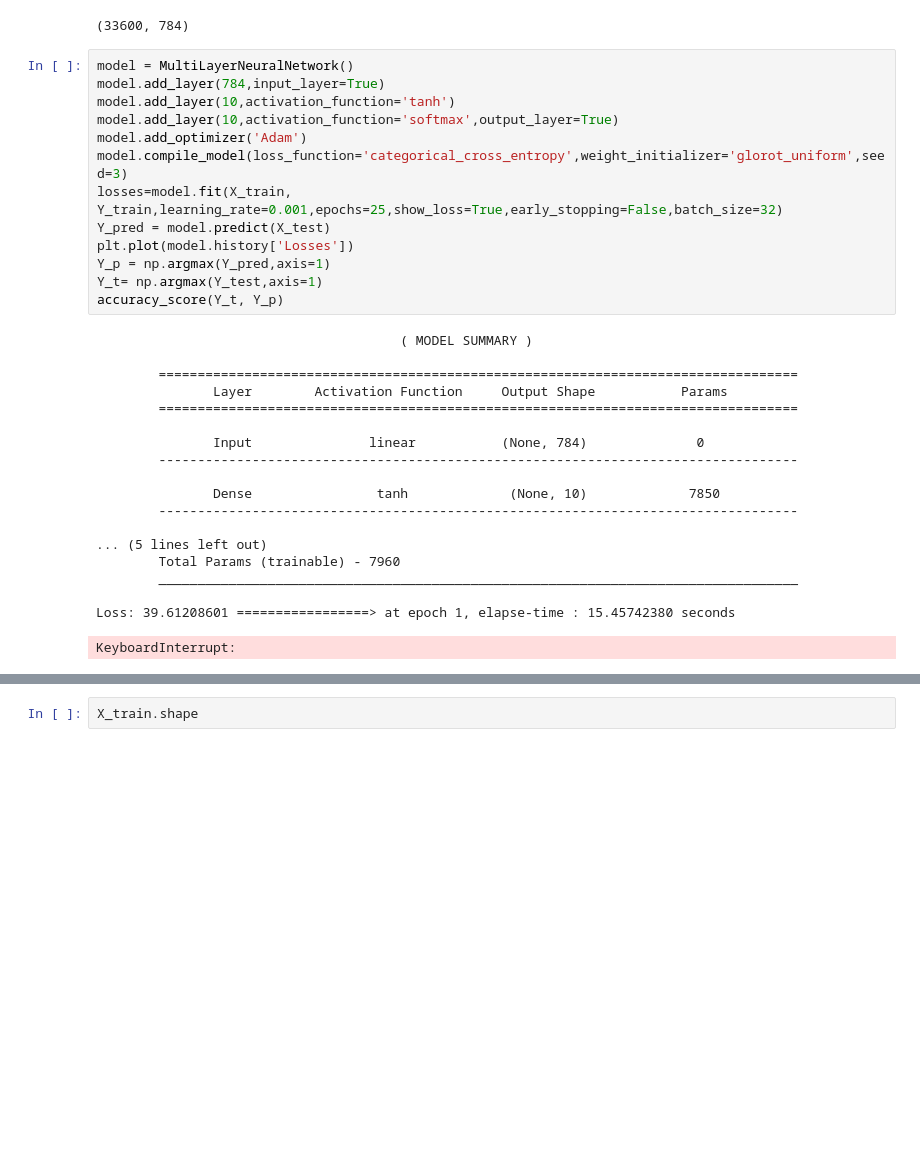
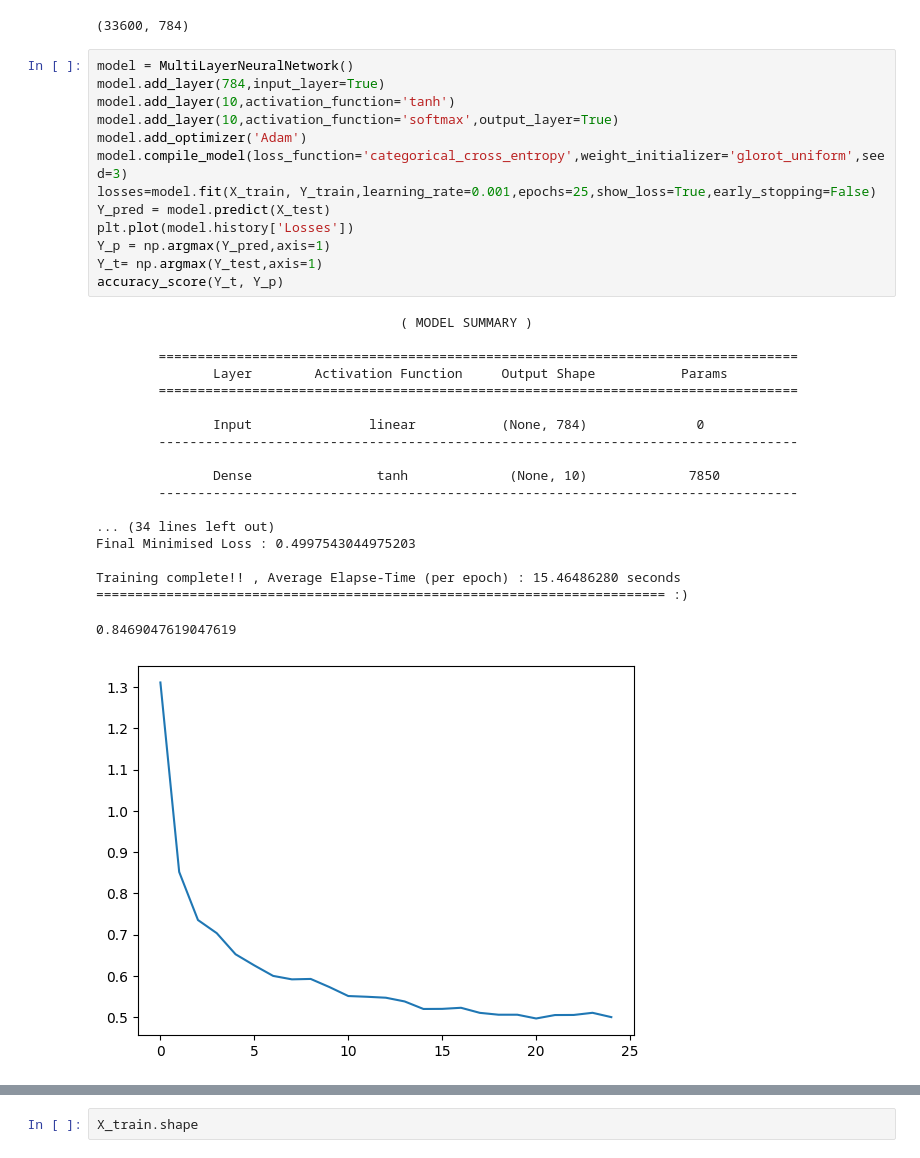
Before and after one commit to ankit869/Multilayer-Neural-Network, a Jupyter notebook: mnist_test.ipynb, the cells around one changed output, grey strips where cells are left out. Saved outputs shown, nothing was run; the diff lists cells and outputs as text; blank space fills up the shorter version.

```diff
--- a/mnist_test.ipynb
+++ b/mnist_test.ipynb
@@ -36,35 +36,36 @@ X_train.shape
 # %%
 model = MultiLayerNeuralNetwork()
 model.add_layer(784,input_layer=True)
 model.add_layer(10,activation_function='tanh')
 model.add_layer(10,activation_function='softmax',output_layer=True)
 model.add_optimizer('Adam')
 model.compile_model(loss_function='categorical_cross_entropy',weight_initializer='glorot_uniform',seed=3)
-losses=model.fit(X_train, Y_train,learning_rate=0.001,epochs=25,show_loss=True,early_stopping=False,batch_size=32)
+losses=model.fit(X_train, Y_train,learning_rate=0.001,epochs=25,show_loss=True,early_stopping=False)
 Y_pred = model.predict(X_test)
 plt.plot(model.history['Losses'])
 Y_p = np.argmax(Y_pred,axis=1)
 Y_t= np.argmax(Y_test,axis=1)
 accuracy_score(Y_t, Y_p)
 # %% [output]
                                        ( MODEL SUMMARY )
 
         ==================================================================================
                Layer        Activation Function     Output Shape           Params
         ==================================================================================
 
                Input               linear           (None, 784)              0
         ----------------------------------------------------------------------------------
 
                Dense                tanh             (None, 10)             7850
         ----------------------------------------------------------------------------------
 
-... (5 lines left out)
-        Total Params (trainable) - 7960
-        __________________________________________________________________________________
+... (34 lines left out)
+Final Minimised Loss : 0.4997543044975203
 
-Loss: 39.61208601 =================> at epoch 1, elapse-time : 15.45742380 seconds
+Training complete!! , Average Elapse-Time (per epoch) : 15.46486280 seconds
+========================================================================= :)
-KeyboardInterrupt:
+0.8469047619047619
+[figure, added]
 # %%
 import tensorflow
 from tensorflow import keras
```
Also changed, not shown: parts of 1 cell of this notebook.
